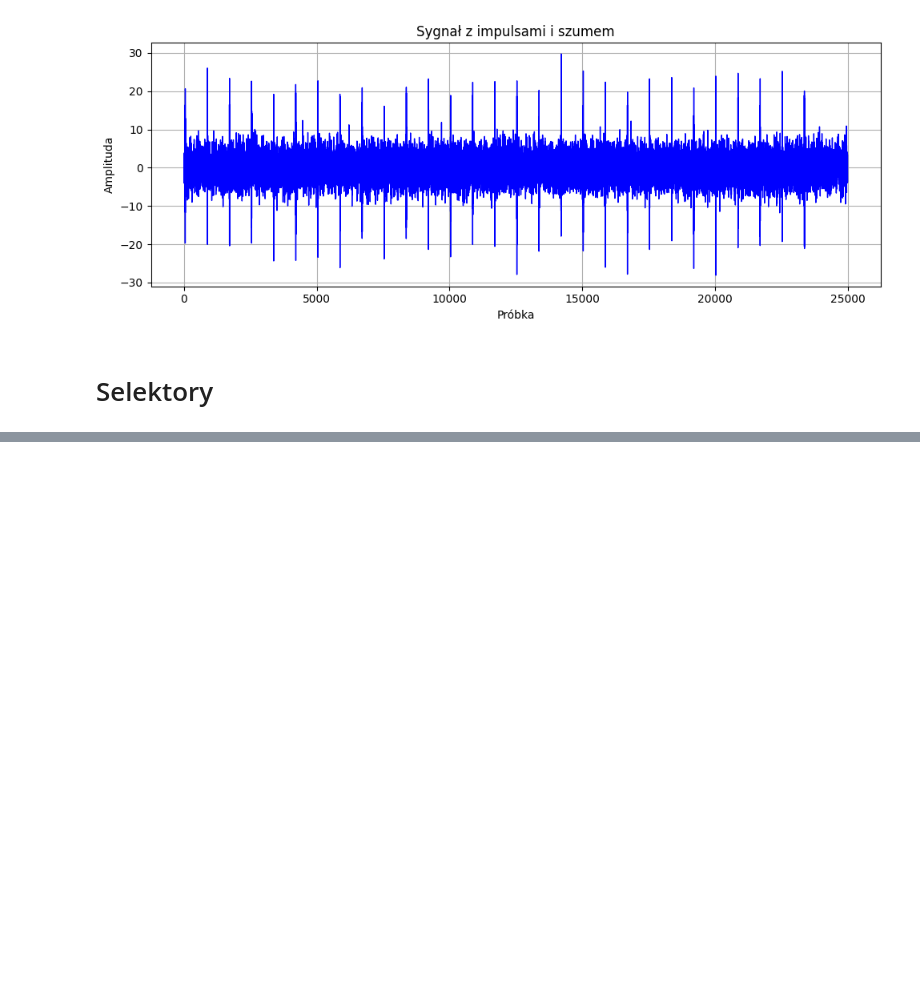
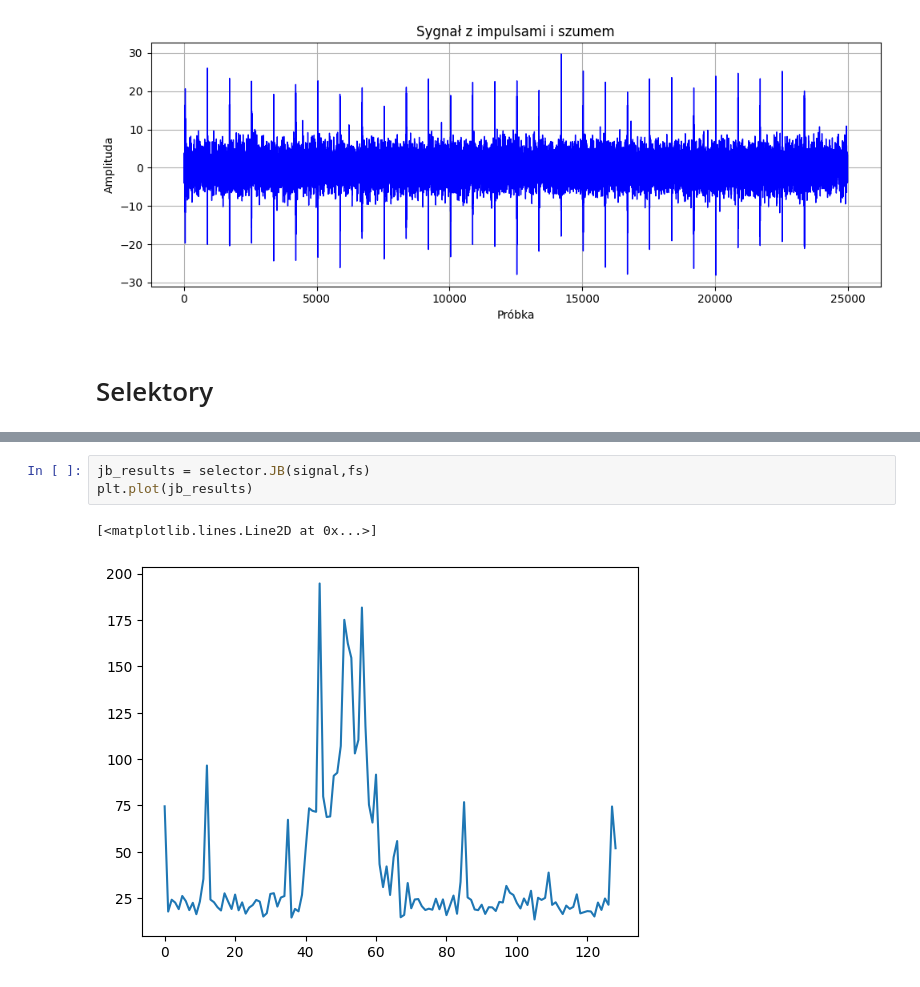
Before and after one commit to MD275996/System-to-identify-anomalies-in-vibration-signals-for-local-damage-detection-in-machines, a Jupyter notebook: main.ipynb, the cells around one changed output, grey strips where cells are left out. Drawn from its saved outputs; the diff is of its cells as text; blank space fills up the shorter version.

```diff
--- a/main.ipynb
+++ b/main.ipynb
@@ -25,0 +35,6 @@ import ifb_selectors
+# %%
+jb_results = selector.JB(signal,fs)
+plt.plot(jb_results)
+# %% [output]
+[<matplotlib.lines.Line2D at 0x...>]
+[figure, added]
```
Also changed, not shown: parts of 4 cells of this notebook, 1 other file.
